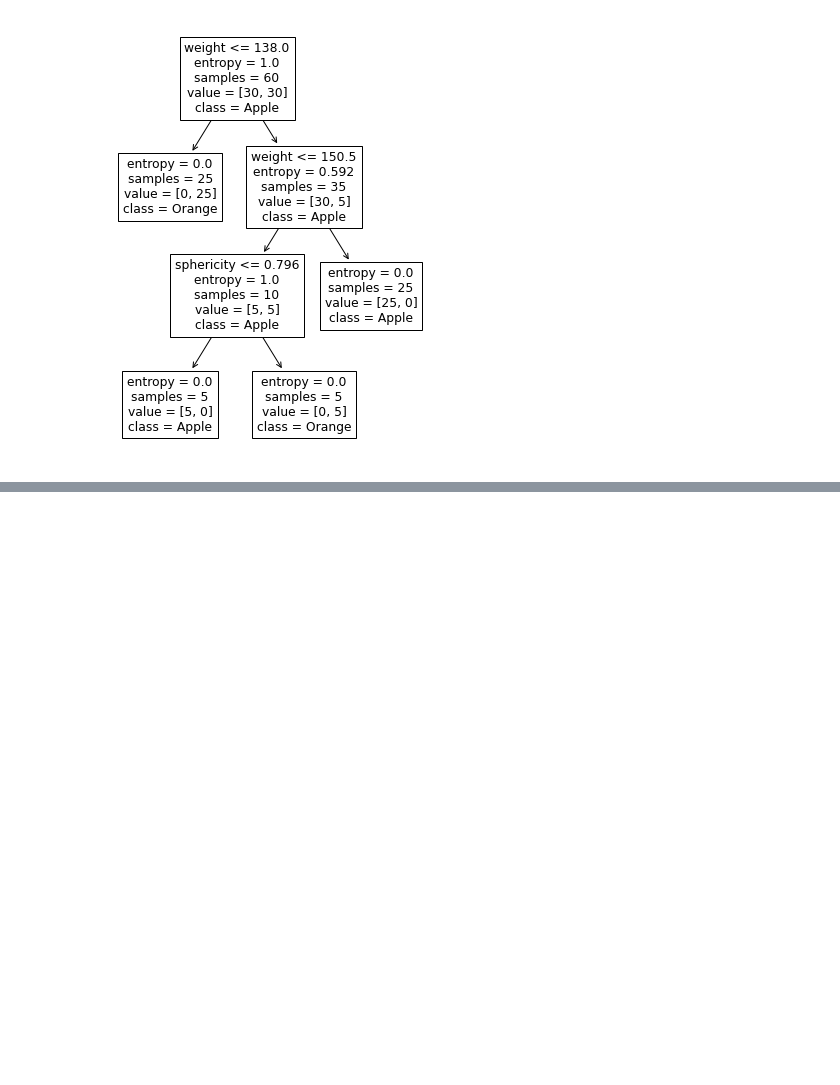
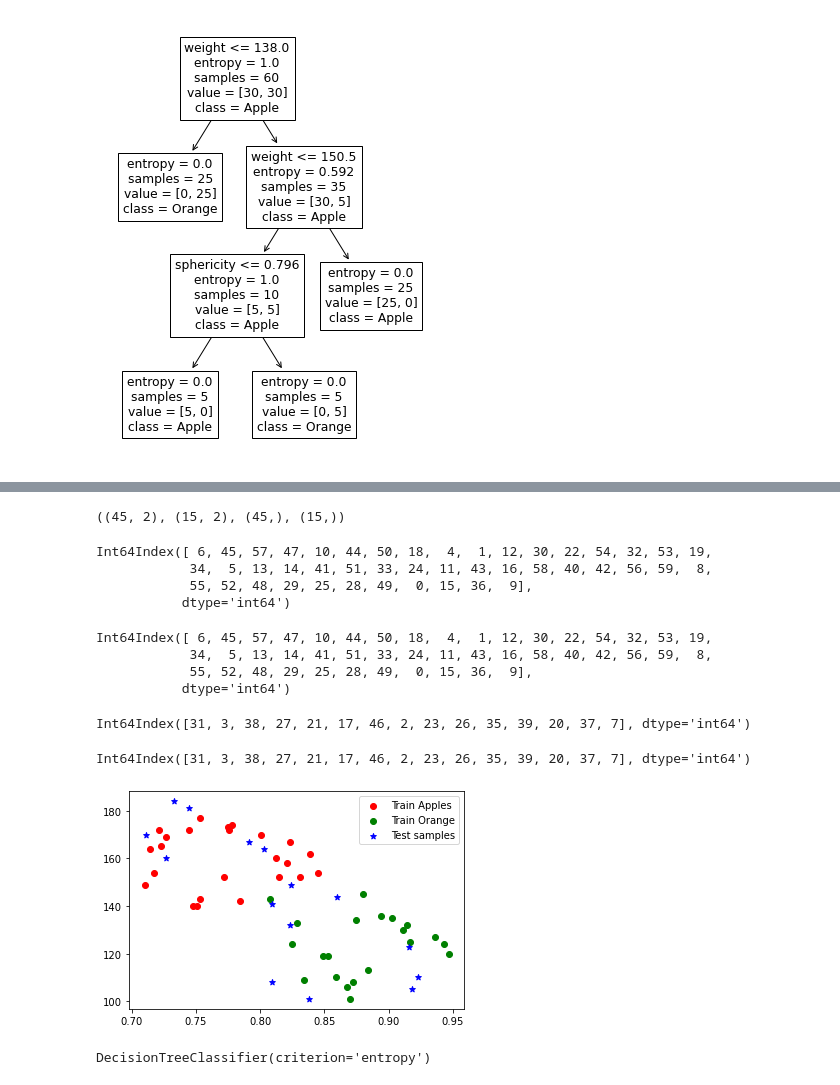
Before and after one commit to Roma123456789/machine_learning_pratice, a Jupyter notebook: ML Task1 implement classification with decision Tree.ipynb, the cells around one changed output, grey strips where cells are left out. Cells and saved outputs as stored; diff of their text form; code cells hidden in the pictures; blank space fills up the shorter version.

```diff
--- a/ML Task1 implement classification with decision Tree.ipynb
+++ b/ML Task1 implement classification with decision Tree.ipynb
@@ -101,0 +112,43 @@ plt.show()
+# %%
+# Session 104 on test and split
+X_train,X_test,y_train,y_test = train_test_split(X,y,test_size=0.25,random_state=10)
+X_train.shape,X_test.shape,y_train.shape,y_test.shape
+# %% [output]
+((45, 2), (15, 2), (45,), (15,))
+# %%
+X_train.index
+# %% [output]
+Int64Index([ 6, 45, 57, 47, 10, 44, 50, 18,  4,  1, 12, 30, 22, 54, 32, 53, 19,
+            34,  5, 13, 14, 41, 51, 33, 24, 11, 43, 16, 58, 40, 42, 56, 59,  8,
+            55, 52, 48, 29, 25, 28, 49,  0, 15, 36,  9],
+           dtype='int64')
+# %%
+y_train.index
+# %% [output]
+Int64Index([ 6, 45, 57, 47, 10, 44, 50, 18,  4,  1, 12, 30, 22, 54, 32, 53, 19,
+            34,  5, 13, 14, 41, 51, 33, 24, 11, 43, 16, 58, 40, 42, 56, 59,  8,
+            55, 52, 48, 29, 25, 28, 49,  0, 15, 36,  9],
+           dtype='int64')
+# %%
+X_test.index
+# %% [output]
+Int64Index([31, 3, 38, 27, 21, 17, 46, 2, 23, 26, 35, 39, 20, 37, 7], dtype='int64')
+# %%
+y_test.index
+# %% [output]
+Int64Index([31, 3, 38, 27, 21, 17, 46, 2, 23, 26, 35, 39, 20, 37, 7], dtype='int64')
+# %%
+plt.scatter(x='sphericity',y='weight',data=X_train[y_train=='Apple'],label='Train Apples',c='red')
+plt.scatter(x='sphericity',y='weight',data=X_train[y_train=='Orange'],label='Train Orange',c='green')
+plt.scatter(x='sphericity',y='weight',data=X_test,label='Test samples',c='blue',marker='*')
+plt.legend()
+plt.show()
+# %% [output]
+[figure, added]
+# %%
+# Train the model
+from sklearn.tree import DecisionTreeClassifier,plot_tree
+model = DecisionTreeClassifier(criterion='entropy')
+model.fit(X_train,y_train)
+# %% [output]
+DecisionTreeClassifier(criterion='entropy')
```
Also changed, not shown: parts of 10 cells of this notebook.
